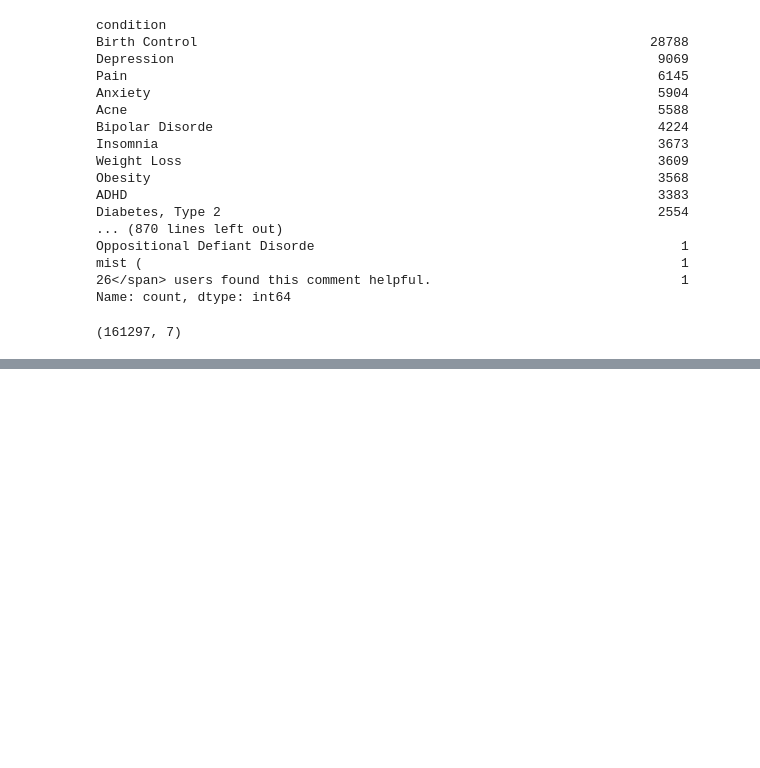
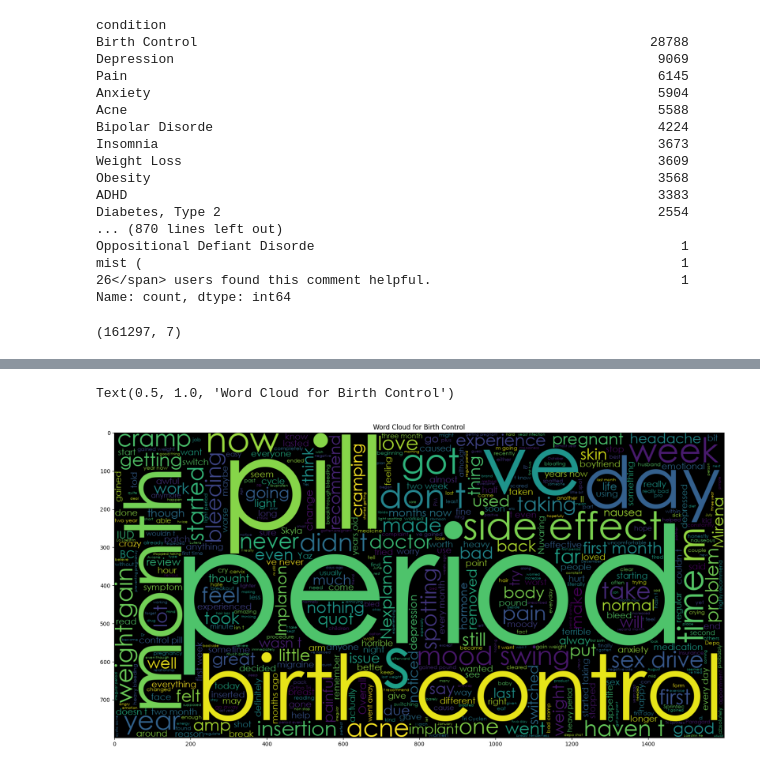
Before and after one commit to lahirumenik/Drug-Recommendation-System, a Jupyter notebook: model/model.ipynb, the cells around one changed output, grey strips where cells are left out. Cells and saved outputs as stored; diff of their text form; code cells hidden in the pictures; blank space fills up the shorter version.

Commit message:
data analysing-word cloud

```diff
--- a/model/model.ipynb
+++ b/model/model.ipynb
@@ -45,7 +45,7 @@ mist (                                                                     1
 26</span> users found this comment helpful.                                1
 Name: count, dtype: int64
 # %%
-df_train = df[(df['condition']=='Birth Control') | (df['condition']=='Depression') |(df['condition']=='High Blood Pressure')| (df['condition']=='Diabetes')]
+df_train = df[(df['condition']=='Birth Control') | (df['condition']=='Depression') |(df['condition']=='High Blood Pressure')| (df['condition']=='Diabetes, Type 2')]
 # %%
 df.shape
 # %% [output]
@@ -58,0 +79,5 @@ X = df_train.drop(['Unnamed: 0', 'drugName', 'rating', 'date', 'usefulCount'], a
+# %%
+X_birth = X[(X['condition']=='Birth Control')]
+X_dep = X[(X['condition']=='Depression')]
+X_bp = X[(X['condition']=='Blood Pressure')]
+X_diab = X[(X['condition']=='Diabetes, Type 2')]
@@ -58,0 +104,10 @@ X = df_train.drop(['Unnamed: 0', 'drugName', 'rating', 'date', 'usefulCount'], a
+# %%
+from wordcloud import WordCloud
+plt.figure(figsize =(20,20))
+font_path = 'data/font.ttf'
+wc = WordCloud(max_words = 500, width = 1600, height = 800, font_path=font_path).generate(" ".join(X_birth.review))
+plt.imshow(wc, interpolation='bilinear')
+plt.title("Word Cloud for Birth Control", fontsize=12)
+# %% [output]
+Text(0.5, 1.0, 'Word Cloud for Birth Control')
+[figure, added]
```
Also changed, not shown: parts of 6 cells of this notebook, 1 other file.
